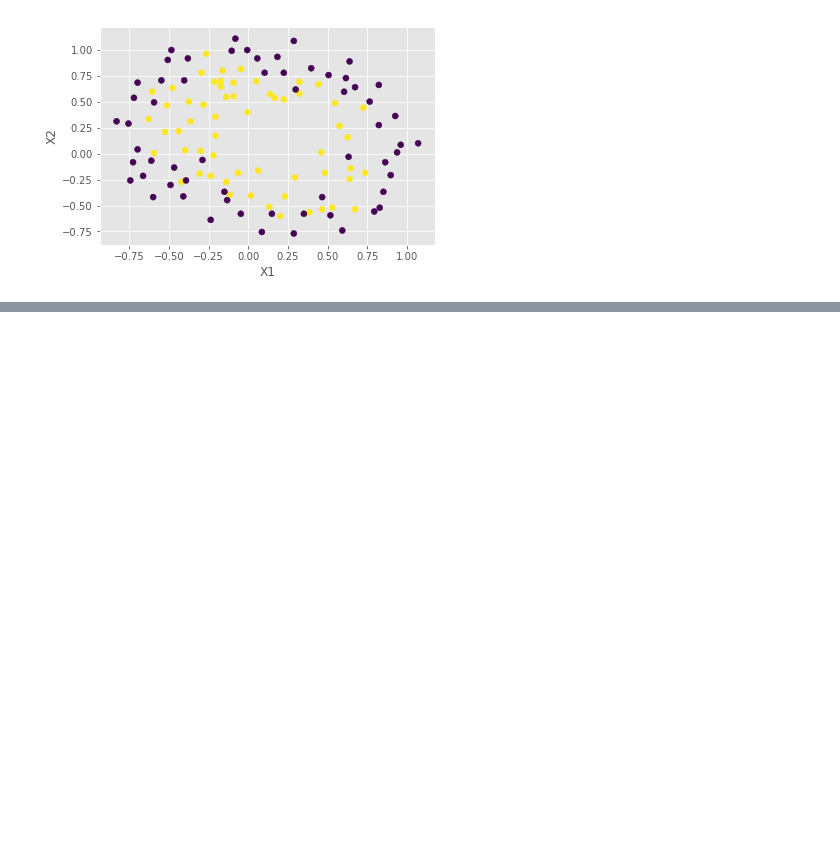
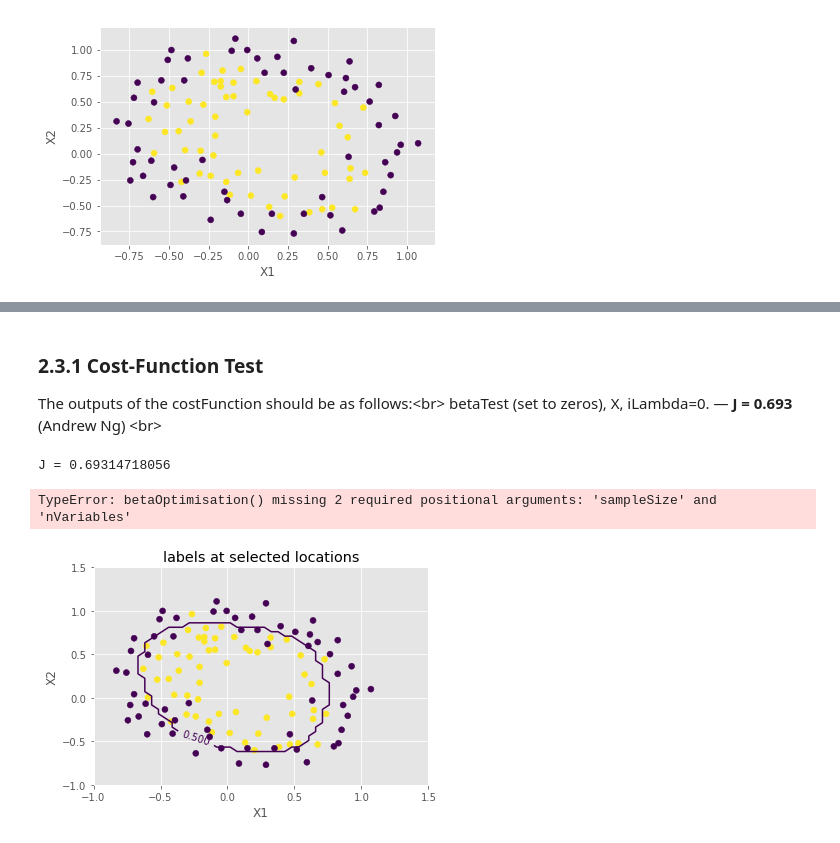
Before and after one commit to nikita-loik/andrew_ng_2_-python, a Jupyter notebook: 2_logisticRegression/logisticRegression.ipynb, the cells around one changed output, grey strips where cells are left out. Drawn from its saved outputs; the diff is of its cells as text; code cells hidden in the pictures; blank space fills up the shorter version.

```diff
--- a/2_logisticRegression/logisticRegression.ipynb
+++ b/2_logisticRegression/logisticRegression.ipynb
@@ -154,6 +190,0 @@ http://www.scipy-lectures.org/advanced/mathematical_optimization/
-# %%
-pathToDataFile_2 = 'ex2data2.txt'
-dF_2 = pd.read_csv(pathToDataFile_2, header = None)
-sampleSize, numVariables = dF_2.shape
-print ('sampleSize =', sampleSize, 'numVariables =', numVariables)
-print (dF_2.head())
@@ -254,0 +230,53 @@ X.shape
+# %%
+betaPoly6, XPoly6, yPoly6, sampleSizePoly6, nVariablesPoly6 = addPolynomial(dataFile_2, 6)
+# %% [markdown]
+### 2.3.1 Cost-Function Test
+The outputs of the costFunction should be as follows:<br\>
+betaTest (set to zeros), X, iLambda=0. — **J = 0.693** (Andrew Ng) <br\>
+# %%
+print("J =",costFunction(betaPoly6, XPoly6, yPoly6, sampleSizePoly6, nVariablesPoly6))
+# %% [output]
+J = 0.69314718056
+# %%
+def betaOptimisation_2(beta, X, y, sampleSize, nVariables, iLambda=0.):
+
+    optimisedBeta = optimize.minimize(costFunction, beta, args=(X, y, sampleSize, nVariables, iLambda),
+                                      method='BFGS', options={'maxiter':50})
+
+#     optimisedBeta = optimize.fmin_cg(costFunction, fprime=backPropagation, x0=flatBeta,
+#                                      args=(layer, flatX, sampleSize, y, yUnique),
+#                                      maxiter=50,disp=True,full_output=True)
+    return(optimisedBeta['x'])
+# %%
+betaOpt = betaOptimisation(betaPoly6, XPoly6, yPoly6, iLambda = 0.)[0]
+# %% [output]
+TypeError: betaOptimisation() missing 2 required positional arguments: 'sampleSize' and 'nVariables'
+# %%
+iLambda=10
+betaOpt_2 = betaOptimisation_2(betaPoly6, XPoly6, yPoly6, sampleSizePoly6, nVariablesPoly6, 1)
+# %%
+x1 = np.linspace(-1.0, 1.5, 50)
+x2 = np.linspace(-1.0, 1.5, 50)
+X1, X2 = np.meshgrid(x1, x2)
+X = np.concatenate((X1.reshape(2500, -1), X2.reshape(2500, -1)), axis=1)
+poly = PolynomialFeatures(6)
+# X without intercept is passed to PolynomialFeatures.fit_transform.
+# Intercept is added automatically.
+polyX = poly.fit_transform(X)
+Y = estimate(betaOpt_2, polyX, 2500, nVariablesPoly6)
+Y.reshape(50, 50)
+plt.figure()
+CS = plt.contour(X1, X2, Y.reshape(50, 50), [0.5])
+plt.clabel(CS, inline=1, fontsize=10)
+plt.title('labels at selected locations')
+
+X_1s = dF_2.iloc[:, :1]
+X_2s = dF_2.iloc[:, 1:2]
+colour = dF_2.iloc[:, 2:]
+plt.scatter(X_1s, X_2s, c = colour)
+
+plt.xlabel('X1')
+plt.ylabel('X2')
+plt.show()
+# %% [output]
+[figure, added]
```
Also changed, not shown: parts of 33 cells of this notebook, 9 other files.
